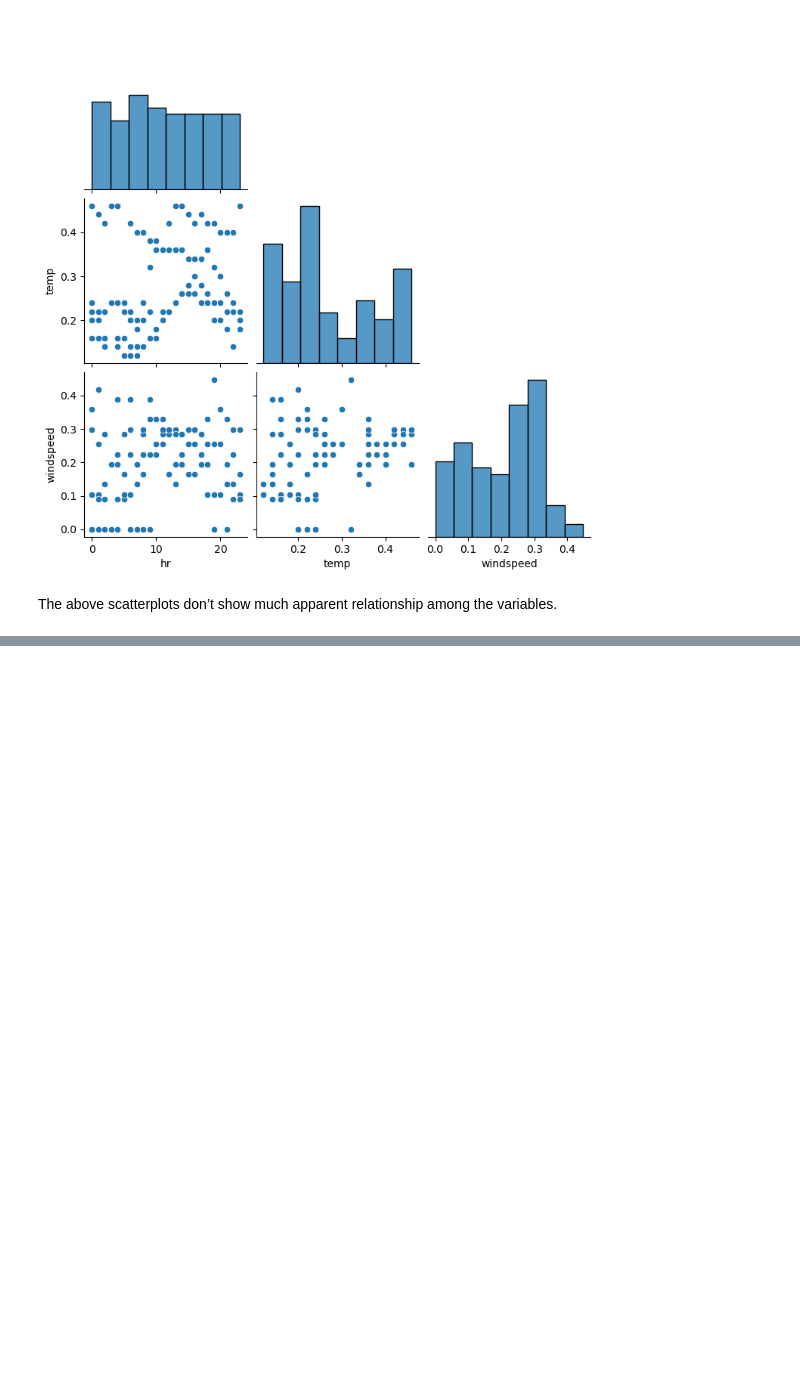
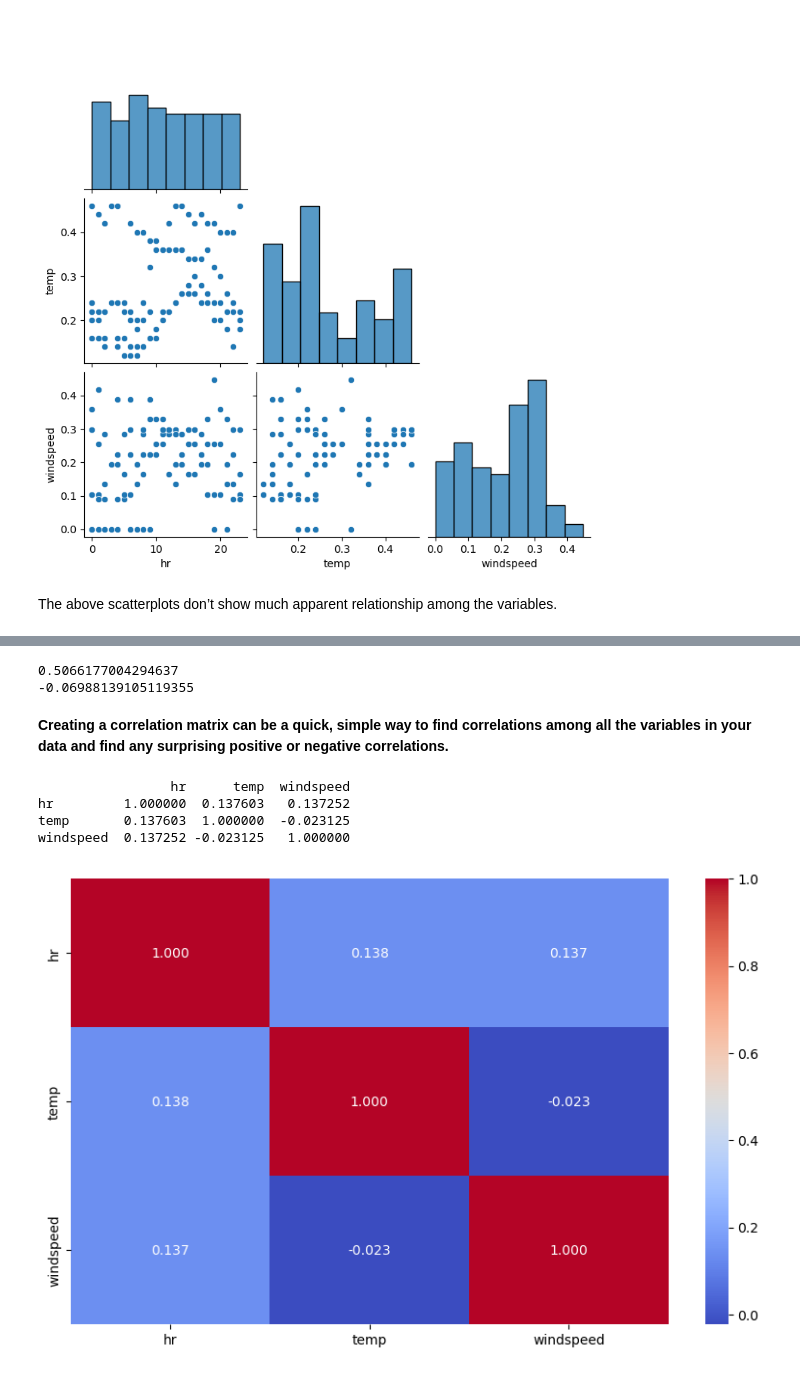
Before and after one commit to lizhanmit/dive-into-data-science, a Jupyter notebook: Chapter 1. Exploratory Data Analysis.ipynb, the cells around one changed output, grey strips where cells are left out. Cells and saved outputs as stored; diff of their text form; code cells hidden in the pictures; blank space fills up the shorter version.

Commit message:
Update Chapter 1. Exploratory Data Analysis.ipynb
by adding Exploring Correlations section.

```diff
--- a/Chapter 1. Exploratory Data Analysis.ipynb
+++ b/Chapter 1. Exploratory Data Analysis.ipynb
@@ -197,0 +216,29 @@ The above scatterplots don’t show much apparent relationship among the variabl
+# %%
+print(hour['casual'].corr(hour['registered']))
+print(hour['temp'].corr(hour['hum']))
+# %% [output]
+0.5066177004294637
+-0.06988139105119355
+# %% [markdown]
+**Creating a correlation matrix can be a quick, simple way to find correlations among all the variables in your data and find any surprising positive or negative correlations.**
+# %%
+the_names = ['hr', 'temp', 'windspeed']
+# Create a correlation matrix.
+cor_matrix = hour[the_names].corr()
+print(cor_matrix)
+# %% [output]
+                 hr      temp  windspeed
+hr         1.000000  0.137603   0.137252
+temp       0.137603  1.000000  -0.023125
+windspeed  0.137252 -0.023125   1.000000
+# %%
+plt.figure(figsize = (10, 6))
+cor_matrix = hour[the_names].corr()
+# Use .heatmap() to draw heat maps.
+# cmap: color map
+# annot: If True, write the data value in each cell.
+# fmt: format of annotations
+sns.heatmap(cor_matrix, annot = True, cmap = 'coolwarm', fmt = '.3f', xticklabels = the_names, yticklabels = the_names)
+plt.show()
+# %% [output]
+[figure, added]
```
Also changed, not shown: parts of 4 cells of this notebook.
